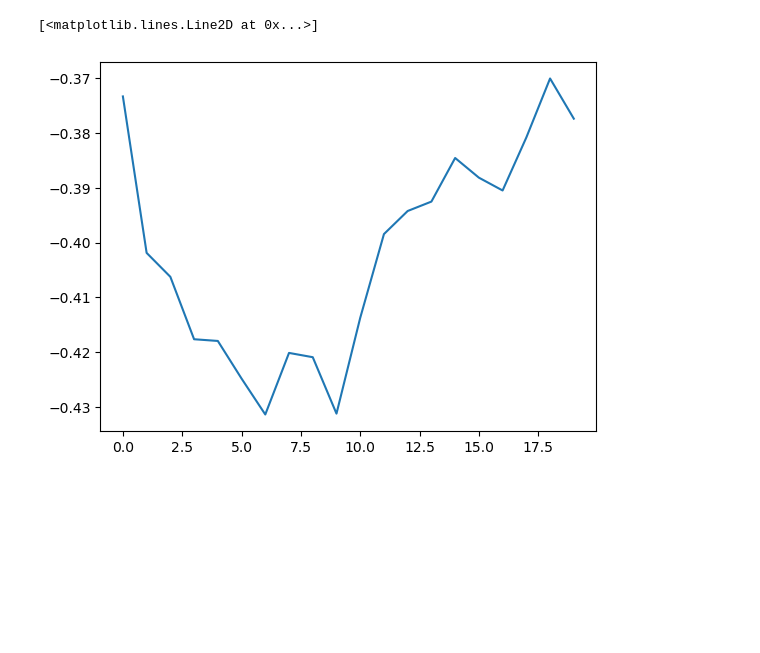
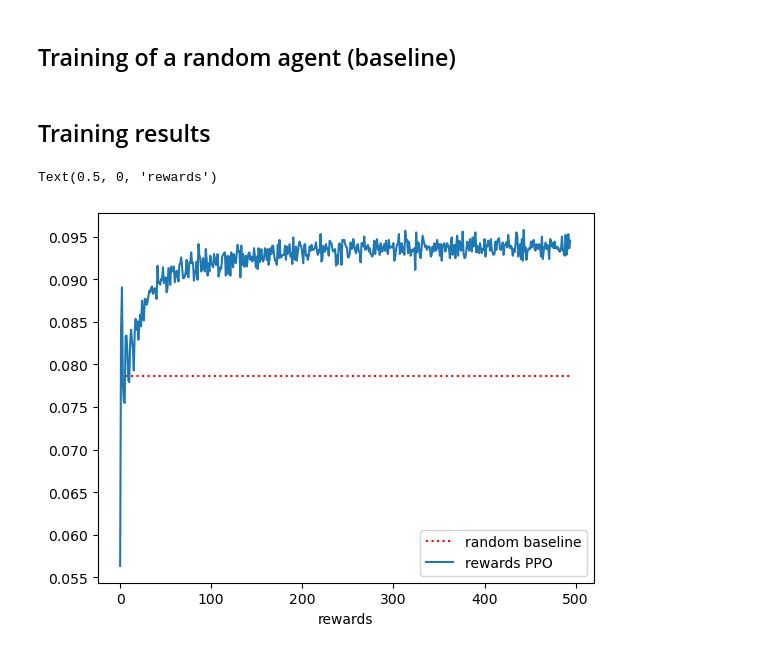
Before and after one commit to AlbertoSinigaglia/hangman-reinforcement-learning, a Jupyter notebook: hangman.ipynb, the cells around one changed output. Drawn from its saved outputs; the diff is of its cells as text; code cells hidden in the pictures; blank space fills up the shorter version.

```diff
--- a/hangman.ipynb
+++ b/hangman.ipynb
@@ -164,4 +8,4 @@ class Agent:
 # %%
-envs = [Environment("dataset.txt") for _ in range(256)]
+envs = [Environment("dataset.txt") for _ in range(1024)]
 # %%
-agent = Agent(envs[0])
+agent = Agent(envs[0], batch_size=len(envs), actor_rep=1)
@@ -208,7 +59,36 @@ import matplotlib.pyplot as plt
-# %%
-rewards_history = np.reshape(rewards_history, (-1, 50)).mean(axis=-1)
-# %%
-plt.plot(rewards_history)
-# %% [output]
-[<matplotlib.lines.Line2D at 0x...>]
-[figure, removed]
+# %% [markdown]
+## Training of a random agent (baseline)
+# %%
+envs = [Environment("dataset.txt") for _ in range(256)]
+shape = (256, len(envs[0].only_letters_list))
+random_rewards_history = []
+for _ in trange(1000):
+    masks = []
+    for env in envs:
+        masks.append(agent.mask(env))
+    masks = np.array(masks)
+    # uniform distribution over letters
+    probs = np.ones(shape)/shape[-1]
+    probs = probs * masks
+    probs = probs * tf.linalg.norm(probs, ord=1, axis=-1)[0]
+    samples = tf.random.categorical(tf.math.log(probs), 1)[:, 0]
+    rewards = []
+    for sample, env in zip(samples, envs):
+        d,r = env.act(agent.int_to_only_letter(env, sample))
+        rewards.append(r)
+    rewards = np.array(rewards)
+    random_rewards_history.append(np.mean(rewards))
+# %% [markdown]
+## Training results
+# %%
+import matplotlib.pyplot as plt
+N = 10
+rewards_history_ = np.reshape(rewards_history[:len(rewards_history) // N * N], (-1, N)).mean(axis=-1)
+plt.hlines(np.mean(random_rewards_history), 0, len(rewards_history_), color="red", linestyles="dotted")
+plt.plot(rewards_history_)
+plt.legend(["random baseline", "rewards PPO"])
+plt.xlabel("epochs")
+plt.xlabel("rewards")
+# %% [output]
+Text(0.5, 0, 'rewards')
+[figure, added]
```
Also changed, not shown: parts of 8 cells of this notebook, 3 other files.
